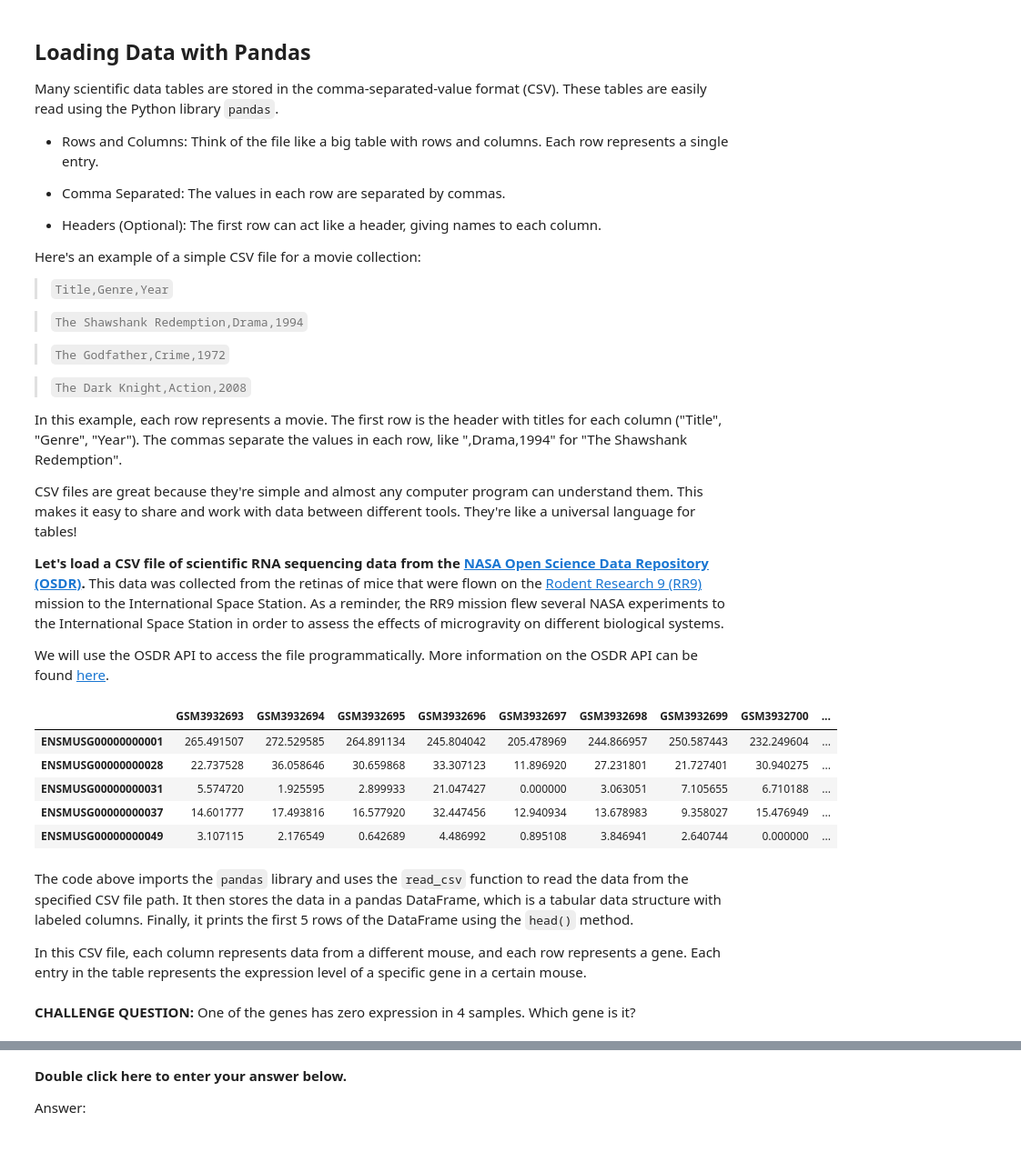
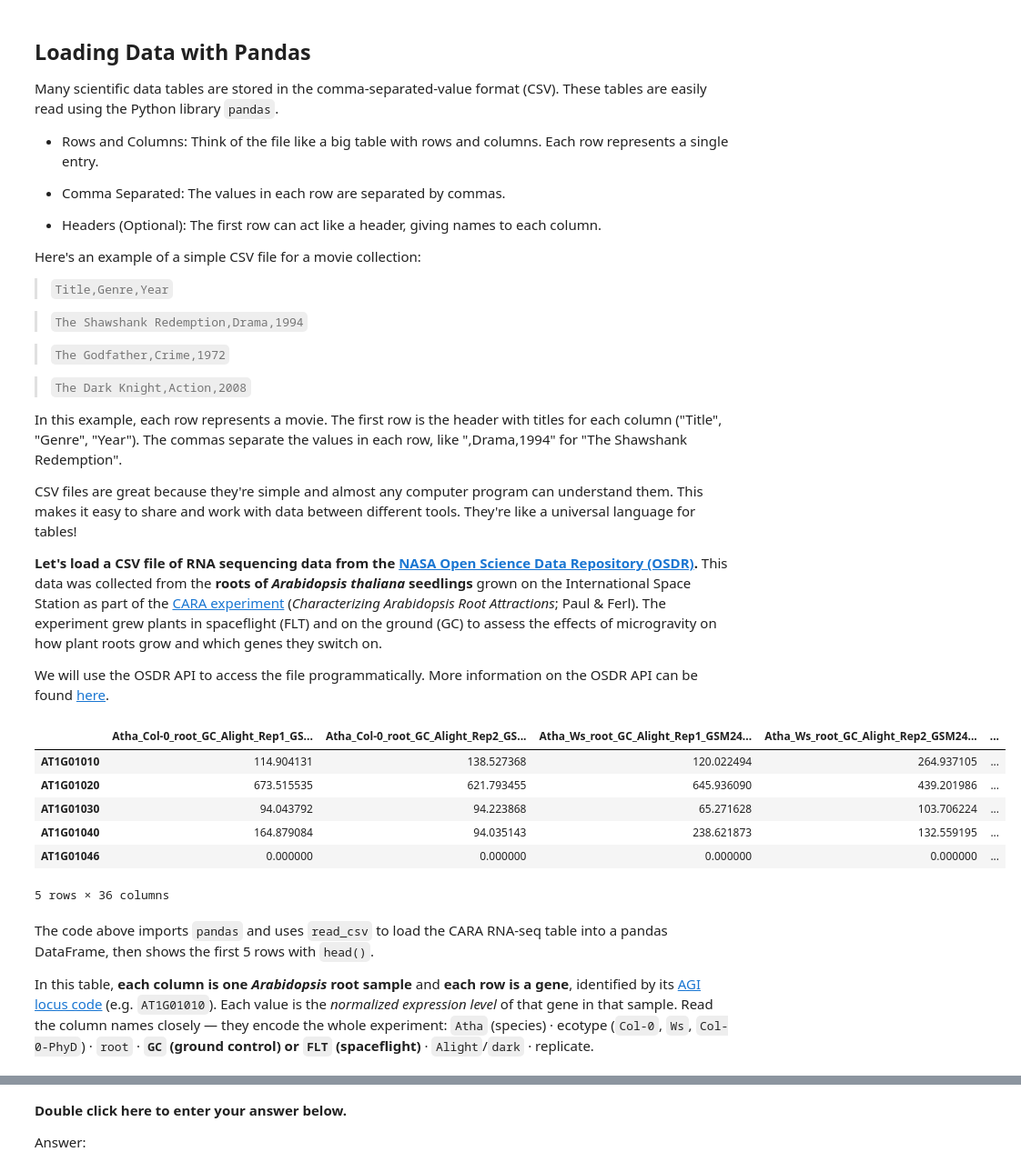
Before and after one commit to dr-richard-barker/OSDR_juypter_book.io, a Jupyter notebook: chapters/Tabular_Data.ipynb, the cells around one changed output, grey strips where cells are left out. Shown at 91% size. Cells and saved outputs as stored; diff of their text form; code cells hidden in the pictures; blank space fills up the shorter version.

```diff
--- a/chapters/Tabular_Data.ipynb
+++ b/chapters/Tabular_Data.ipynb
@@ -45,27 +53,34 @@ In this example, each row represents a movie. The first row is the header with t
 
 CSV files are great because they're simple and almost any computer program can understand them. This makes it easy to share and work with data between different tools.  They're like a universal language for tables!
 
-**Let's load a CSV file of scientific RNA sequencing data from the [NASA Open Science Data Repository (OSDR)](https://osdr.nasa.gov/bio/).** This data was collected from the retinas of mice that were flown on the [Rodent Research 9 (RR9)](https://www.nasa.gov/ames/space-biosciences/rodent-research-9-spacex-12/) mission to the International Space Station. As a reminder, the RR9 mission flew several NASA experiments to the International Space Station in order to assess the effects of microgravity on different biological systems.
+**Let's load a CSV file of RNA sequencing data from the [NASA Open Science Data Repository (OSDR)](https://osdr.nasa.gov/bio/).** This data was collected from the **roots of *Arabidopsis thaliana* seedlings** grown on the International Space Station as part of the [CARA experiment](https://osdr.nasa.gov/bio/repo/data/studies/OSD-120) (*Characterizing Arabidopsis Root Attractions*; Paul & Ferl). The experiment grew plants in spaceflight (FLT) and on the ground (GC) to assess the effects of microgravity on how plant roots grow and which genes they switch on.
 
 We will use the OSDR API to access the file programmatically. More information on the OSDR API can be found [here](https://genelab.nasa.gov/genelabAPIs).
 # %%
 import pandas as pd
 
-# Read in the RNA sequencing CSV file into a pandas DataFrame
-df = pd.read_csv('https://osdr.nasa.gov/geode-py/ws/studies/OSD-255/download?source=datamanager&file=GLDS-255_rna_seq_Normalized_Counts.csv', index_col=0)
+# Read the CARA (OSD-120) Arabidopsis root RNA-seq normalized counts into a DataFrame
+url = ("https://osdr.nasa.gov/geode-py/ws/studies/OSD-120/download"
+       "?source=datamanager&file=GLDS-120_rna_seq_Normalized_Counts_GLbulkRNAseq.csv")
+df = pd.read_csv(url, index_col=0)
 
 # Print the first 5 rows of the DataFrame
 df.head()
 # %% [output]
-|  | GSM3932693 | GSM3932694 | GSM3932695 | GSM3932696 | GSM3932697 | GSM3932698 | GSM3932699 | GSM3932700 | ... |
-| ENSMUSG00000000001 | 265.491507 | 272.529585 | 264.891134 | 245.804042 | 205.478969 | 244.866957 | 250.587443 | 232.249604 | ... |
-| ENSMUSG00000000028 | 22.737528 | 36.058646 | 30.659868 | 33.307123 | 11.896920 | 27.231801 | 21.727401 | 30.940275 | ... |
-| ENSMUSG00000000031 | 5.574720 | 1.925595 | 2.899933 | 21.047427 | 0.000000 | 3.063051 | 7.105655 | 6.710188 | ... |
-| ENSMUSG00000000037 | 14.601777 | 17.493816 | 16.577920 | 32.447456 | 12.940934 | 13.678983 | 9.358027 | 15.476949 | ... |
-| ENSMUSG00000000049 | 3.107115 | 2.176549 | 0.642689 | 4.486992 | 0.895108 | 3.846941 | 2.640744 | 0.000000 | ... |
+|  | Atha_Col-0_root_GC_Alight_Rep1_GS... | Atha_Col-0_root_GC_Alight_Rep2_GS... | Atha_Ws_root_GC_Alight_Rep1_GSM24... | Atha_Ws_root_GC_Alight_Rep2_GSM24... | ... |
+| AT1G01010 | 114.904131 | 138.527368 | 120.022494 | 264.937105 | ... |
+| AT1G01020 | 673.515535 | 621.793455 | 645.936090 | 439.201986 | ... |
+| AT1G01030 | 94.043792 | 94.223868 | 65.271628 | 103.706224 | ... |
+| AT1G01040 | 164.879084 | 94.035143 | 238.621873 | 132.559195 | ... |
+| AT1G01046 | 0.000000 | 0.000000 | 0.000000 | 0.000000 | ... |
+5 rows × 36 columns
-# %% [markdown]
-The code above imports the `pandas` library and uses the `read_csv` function to read the data from the specified CSV file path. It then stores the data in a pandas DataFrame, which is a tabular data structure with labeled columns. Finally, it prints the first 5 rows of the DataFrame using the `head()` method.
-
-In this CSV file, each column represents data from a different mouse, and each row represents a gene. Each entry in the table represents the expression level of a specific gene in a certain mouse.
-# %% [markdown]
-**CHALLENGE QUESTION:** One of the genes has zero expression in 4 samples. Which gene is it?
+# %% [markdown]
+The code above imports `pandas` and uses `read_csv` to load the CARA RNA-seq table
+into a pandas DataFrame, then shows the first 5 rows with `head()`.
+
+In this table, **each column is one *Arabidopsis* root sample** and **each row is a
+gene**, identified by its [AGI locus code](https://www.arabidopsis.org/) (e.g.
+`AT1G01010`). Each value is the *normalized expression level* of that gene in that
+sample. Read the column names closely — they encode the whole experiment:
+`Atha` (species) · ecotype (`Col-0`, `Ws`, `Col-0-PhyD`) · `root` · **`GC`
+(ground control) or `FLT` (spaceflight)** · `Alight`/`dark` · replicate.
```
Also changed, not shown: parts of 17 cells of this notebook, 5 other files.
